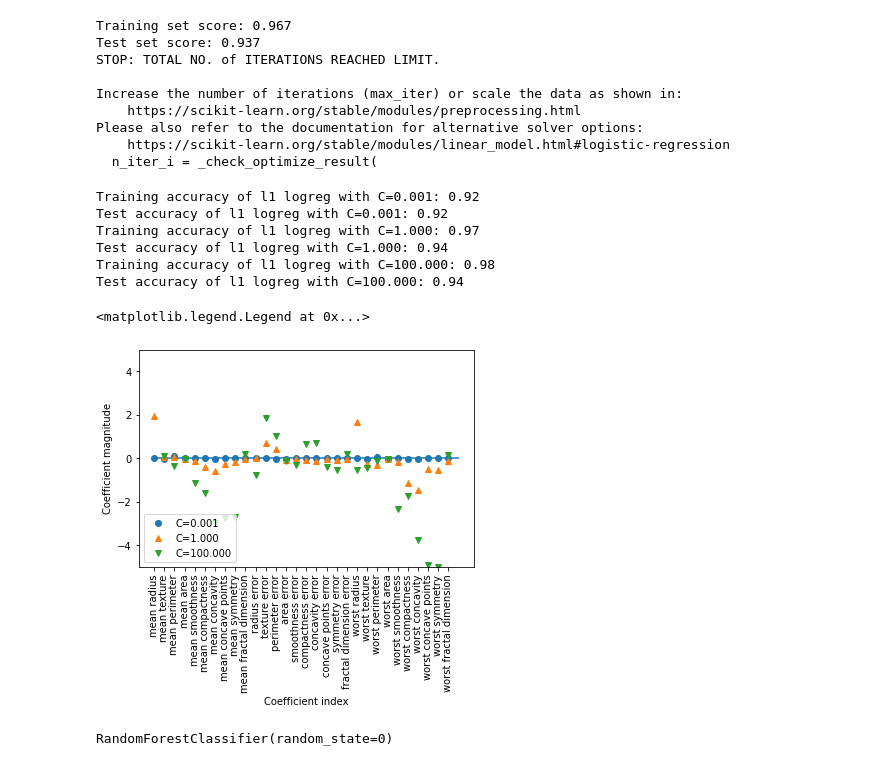
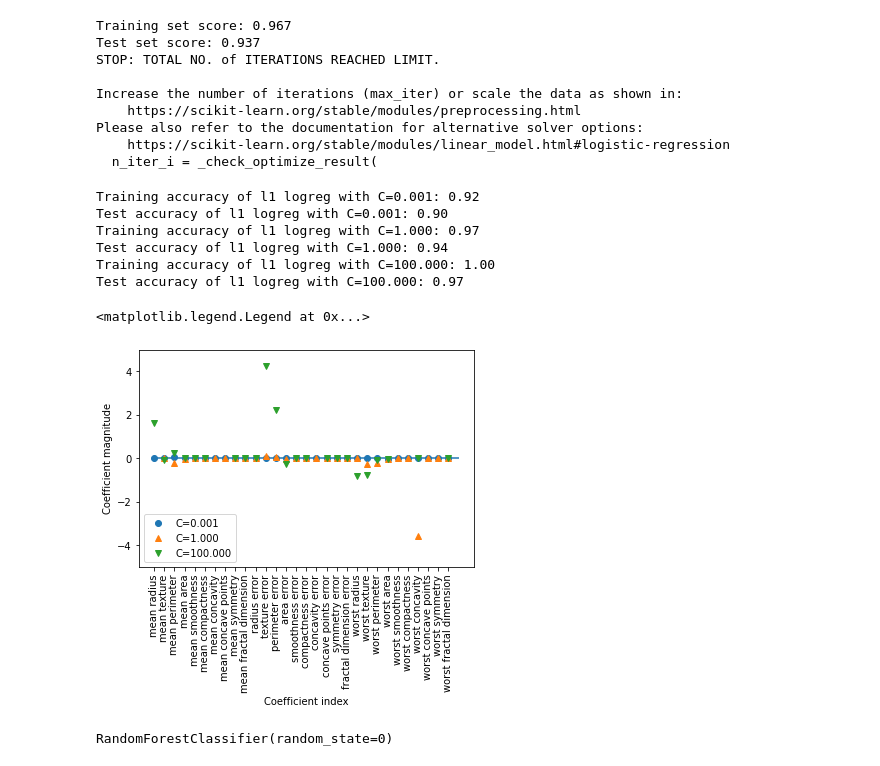
Before and after one commit to DhruvDange/Machine-Learning-SciKit, a Jupyter notebook: cancer.ipynb, the cells around one changed output. Saved outputs shown, nothing was run; the diff lists cells and outputs as text; code cells hidden in the pictures.

```diff
--- a/cancer.ipynb
+++ b/cancer.ipynb
@@ -172,29 +172,29 @@ Please also refer to the documentation for alternative solver options:
   n_iter_i = _check_optimize_result(
 # %%
 for C, marker in zip([0.001, 1, 100], ['o', '^', 'v']):
-    lr_l1 = LogisticRegression(C=C, penalty="l2", solver='liblinear').fit(X_train, y_train)
+    lr_l1 = LogisticRegression(C=C, penalty="l1", solver='liblinear').fit(X_train, y_train)
     print("Training accuracy of l1 logreg with C={:.3f}: {:.2f}".format(
     C, lr_l1.score(X_train, y_train)))
     print("Test accuracy of l1 logreg with C={:.3f}: {:.2f}".format(
     C, lr_l1.score(X_test, y_test)))
     plt.plot(lr_l1.coef_.T, marker, label="C={:.3f}".format(C))
 
 
 plt.xticks(range(cancer.data.shape[1]), cancer.feature_names, rotation=90)
 plt.hlines(0, 0, cancer.data.shape[1])
 plt.xlabel("Coefficient index")
 plt.ylabel("Coefficient magnitude")
 plt.ylim(-5, 5)
 plt.legend(loc=3)
 # %% [output]
 Training accuracy of l1 logreg with C=0.001: 0.92
-Test accuracy of l1 logreg with C=0.001: 0.92
+Test accuracy of l1 logreg with C=0.001: 0.90
 Training accuracy of l1 logreg with C=1.000: 0.97
 Test accuracy of l1 logreg with C=1.000: 0.94
-Training accuracy of l1 logreg with C=100.000: 0.98
-Test accuracy of l1 logreg with C=100.000: 0.94
+Training accuracy of l1 logreg with C=100.000: 1.00
+Test accuracy of l1 logreg with C=100.000: 0.97
 <matplotlib.legend.Legend at 0x...>
-[figure, old version]
+[figure, new version]
 # %%
 #    USING DECISION TREES
 # %%
```
Also changed, not shown: 3 other files.
